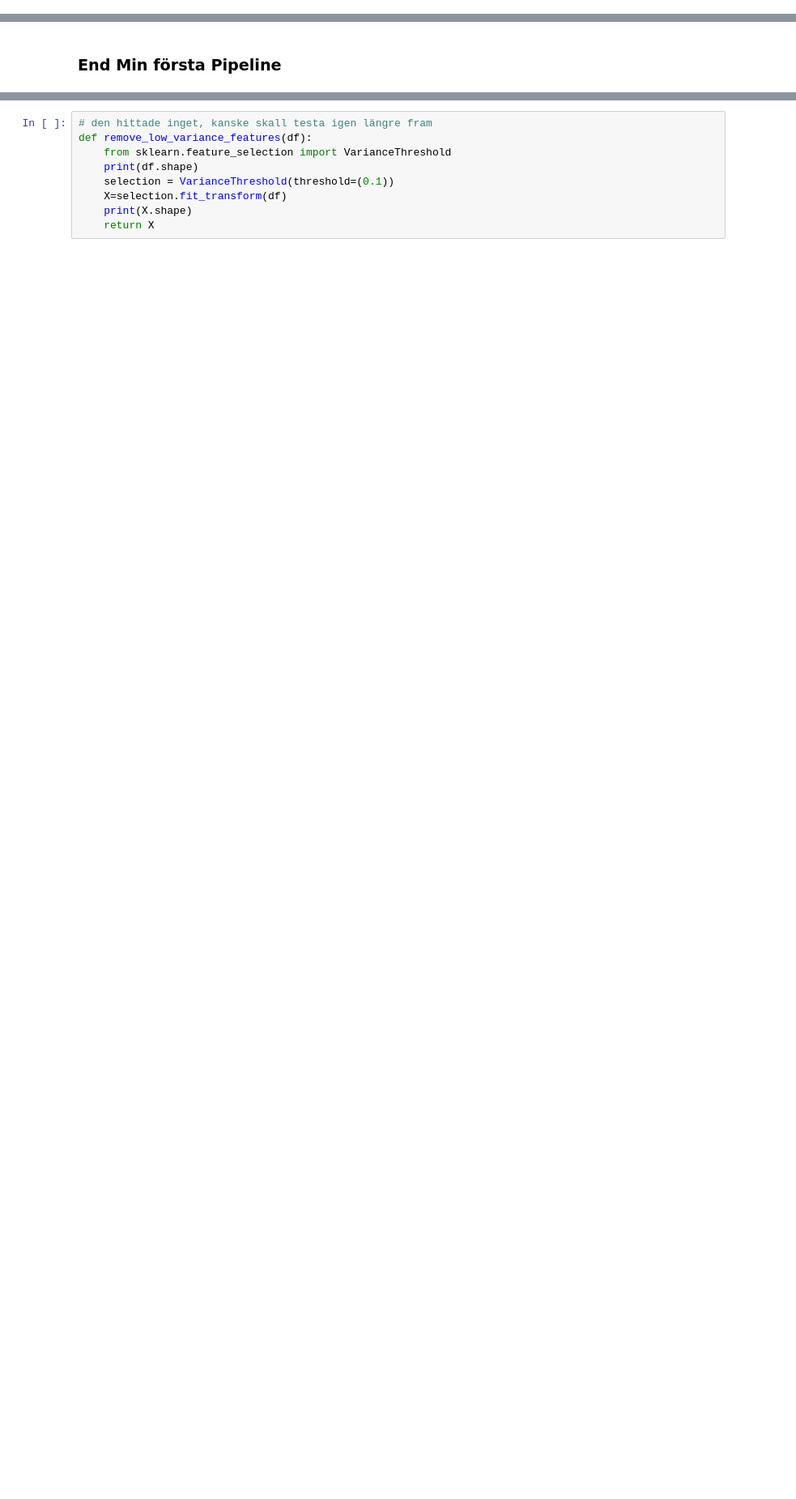
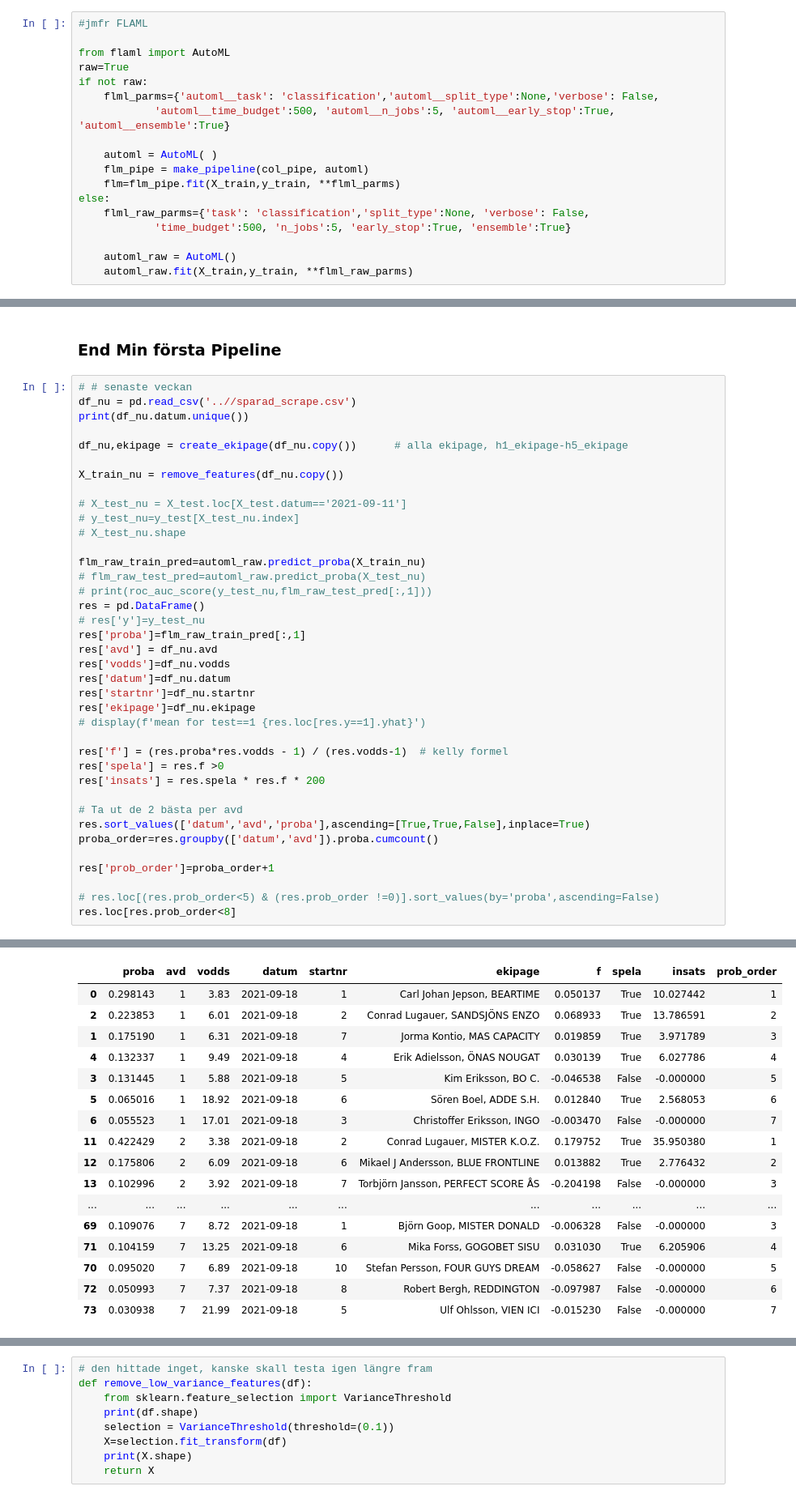
Before and after one commit to carokanns/Trav, a Jupyter notebook: spel/v75_tester/stacking.ipynb, the cells around one changed output, grey strips where cells are left out. Shown at 81% size. Drawn from its saved outputs; the diff is of its cells as text; blank space fills up the shorter version.

```diff
--- a/spel/v75_tester/stacking.ipynb
+++ b/spel/v75_tester/stacking.ipynb
@@ -239,0 +316,18 @@ AttributeError: 'DataFrame' object has no attribute 'häst'
+# %%
+#jmfr FLAML
+
+from flaml import AutoML
+raw=True
+if not raw:
+    flml_parms={'automl__task': 'classification','automl__split_type':None,'verbose': False,
+            'automl__time_budget':500, 'automl__n_jobs':5, 'automl__early_stop':True, 'automl__ensemble':True}
+
+    automl = AutoML( )
+    flm_pipe = make_pipeline(col_pipe, automl)
+    flm=flm_pipe.fit(X_train,y_train, **flml_parms)
+else:
+    flml_raw_parms={'task': 'classification','split_type':None, 'verbose': False,
+            'time_budget':500, 'n_jobs':5, 'early_stop':True, 'ensemble':True}
+
+    automl_raw = AutoML()
+    automl_raw.fit(X_train,y_train, **flml_raw_parms)
@@ -240,2 +362,41 @@ AttributeError: 'DataFrame' object has no attribute 'häst'
 # %% [markdown]
 ### End Min första Pipeline
+# %%
+# # senaste veckan
+df_nu = pd.read_csv('..//sparad_scrape.csv')
+print(df_nu.datum.unique())
+
+df_nu,ekipage = create_ekipage(df_nu.copy())      # alla ekipage, h1_ekipage-h5_ekipage
+
+X_train_nu = remove_features(df_nu.copy())
+
+# X_test_nu = X_test.loc[X_test.datum=='2021-09-11']
+# y_test_nu=y_test[X_test_nu.index]
+# X_test_nu.shape
+
+flm_raw_train_pred=automl_raw.predict_proba(X_train_nu)
+# flm_raw_test_pred=automl_raw.predict_proba(X_test_nu)
+# print(roc_auc_score(y_test_nu,flm_raw_test_pred[:,1]))
+res = pd.DataFrame()
+# res['y']=y_test_nu
+res['proba']=flm_raw_train_pred[:,1]
+res['avd'] = df_nu.avd
+res['vodds']=df_nu.vodds
+res['datum']=df_nu.datum
+res['startnr']=df_nu.startnr
+res['ekipage']=df_nu.ekipage
+# display(f'mean for test==1 {res.loc[res.y==1].yhat}')
+
+res['f'] = (res.proba*res.vodds - 1) / (res.vodds-1)  # kelly formel
+res['spela'] = res.f >0
+res['insats'] = res.spela * res.f * 200
+
+# Ta ut de 2 bästa per avd
+res.sort_values(['datum','avd','proba'],ascending=[True,True,False],inplace=True)
+proba_order=res.groupby(['datum','avd']).proba.cumcount()
+
+res['prob_order']=proba_order+1
+
+# res.loc[(res.prob_order<5) & (res.prob_order !=0)].sort_values(by='proba',ascending=False)
+res.loc[res.prob_order<8]
+# %% [output]
@@ -242,3 +404,20 @@ AttributeError: 'DataFrame' object has no attribute 'häst'
+|  | proba | avd | vodds | datum | startnr | ekipage | f | spela | insats | prob_order |
+| 0 | 0.298143 | 1 | 3.83 | 2021-09-18 | 1 | Carl Johan Jepson, BEARTIME | 0.050137 | True | 10.027442 | 1 |
+| 2 | 0.223853 | 1 | 6.01 | 2021-09-18 | 2 | Conrad Lugauer, SANDSJÖNS ENZO | 0.068933 | True | 13.786591 | 2 |
+| 1 | 0.175190 | 1 | 6.31 | 2021-09-18 | 7 | Jorma Kontio, MAS CAPACITY | 0.019859 | True | 3.971789 | 3 |
+| 4 | 0.132337 | 1 | 9.49 | 2021-09-18 | 4 | Erik Adielsson, ÖNAS NOUGAT | 0.030139 | True | 6.027786 | 4 |
+| 3 | 0.131445 | 1 | 5.88 | 2021-09-18 | 5 | Kim Eriksson, BO C. | -0.046538 | False | -0.000000 | 5 |
+| 5 | 0.065016 | 1 | 18.92 | 2021-09-18 | 6 | Sören Boel, ADDE S.H. | 0.012840 | True | 2.568053 | 6 |
+| 6 | 0.055523 | 1 | 17.01 | 2021-09-18 | 3 | Christoffer Eriksson, INGO | -0.003470 | False | -0.000000 | 7 |
+| 11 | 0.422429 | 2 | 3.38 | 2021-09-18 | 2 | Conrad Lugauer, MISTER K.O.Z. | 0.179752 | True | 35.950380 | 1 |
+| 12 | 0.175806 | 2 | 6.09 | 2021-09-18 | 6 | Mikael J Andersson, BLUE FRONTLINE | 0.013882 | True | 2.776432 | 2 |
+| 13 | 0.102996 | 2 | 3.92 | 2021-09-18 | 7 | Torbjörn Jansson, PERFECT SCORE ÅS | -0.204198 | False | -0.000000 | 3 |
+| ... | ... | ... | ... | ... | ... | ... | ... | ... | ... | ... |
+| 69 | 0.109076 | 7 | 8.72 | 2021-09-18 | 1 | Björn Goop, MISTER DONALD | -0.006328 | False | -0.000000 | 3 |
+| 71 | 0.104159 | 7 | 13.25 | 2021-09-18 | 6 | Mika Forss, GOGOBET SISU | 0.031030 | True | 6.205906 | 4 |
+| 70 | 0.095020 | 7 | 6.89 | 2021-09-18 | 10 | Stefan Persson, FOUR GUYS DREAM | -0.058627 | False | -0.000000 | 5 |
+| 72 | 0.050993 | 7 | 7.37 | 2021-09-18 | 8 | Robert Bergh, REDDINGTON | -0.097987 | False | -0.000000 | 6 |
+| 73 | 0.030938 | 7 | 21.99 | 2021-09-18 | 5 | Ulf Ohlsson, VIEN ICI | -0.015230 | False | -0.000000 | 7 |
 # %%
 df,alla_datum,split_ix = load_data()
 df = remove_features(df.copy())
```
Also changed, not shown: parts of 17 cells of this notebook, 24 other files.
